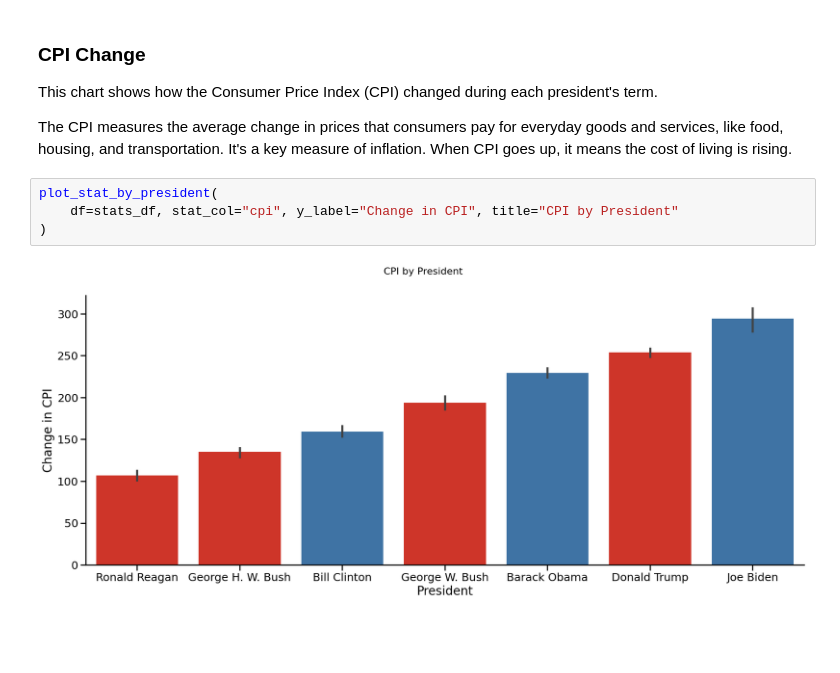
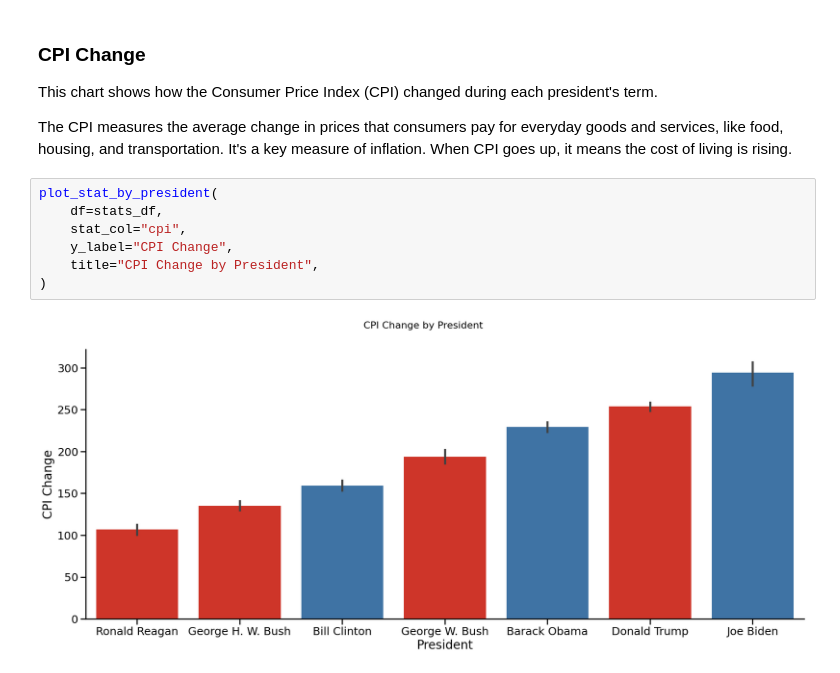
Before and after one commit to cliffpyles/EconomicPerformance, a Jupyter notebook: EconomicPerformance.ipynb, the cells around one changed output. Drawn from its saved outputs; the diff is of its cells as text; blank space fills up the shorter version.

Commit message:
Add multi plot stats

```diff
--- a/EconomicPerformance.ipynb
+++ b/EconomicPerformance.ipynb
@@ -329,7 +451,10 @@ This chart shows how the Consumer Price Index (CPI) changed during each presiden
 The CPI measures the average change in prices that consumers pay for everyday goods and services, like food, housing, and transportation. It's a key measure of inflation. When CPI goes up, it means the cost of living is rising.
 # %%
 plot_stat_by_president(
-    df=stats_df, stat_col="cpi", y_label="Change in CPI", title="CPI by President"
+    df=stats_df,
+    stat_col="cpi",
+    y_label="CPI Change",
+    title="CPI Change by President",
 )
 # %% [output]
-[figure, old version]
+[figure, new version]
```
Also changed, not shown: parts of 11 cells of this notebook, 3 other files.
